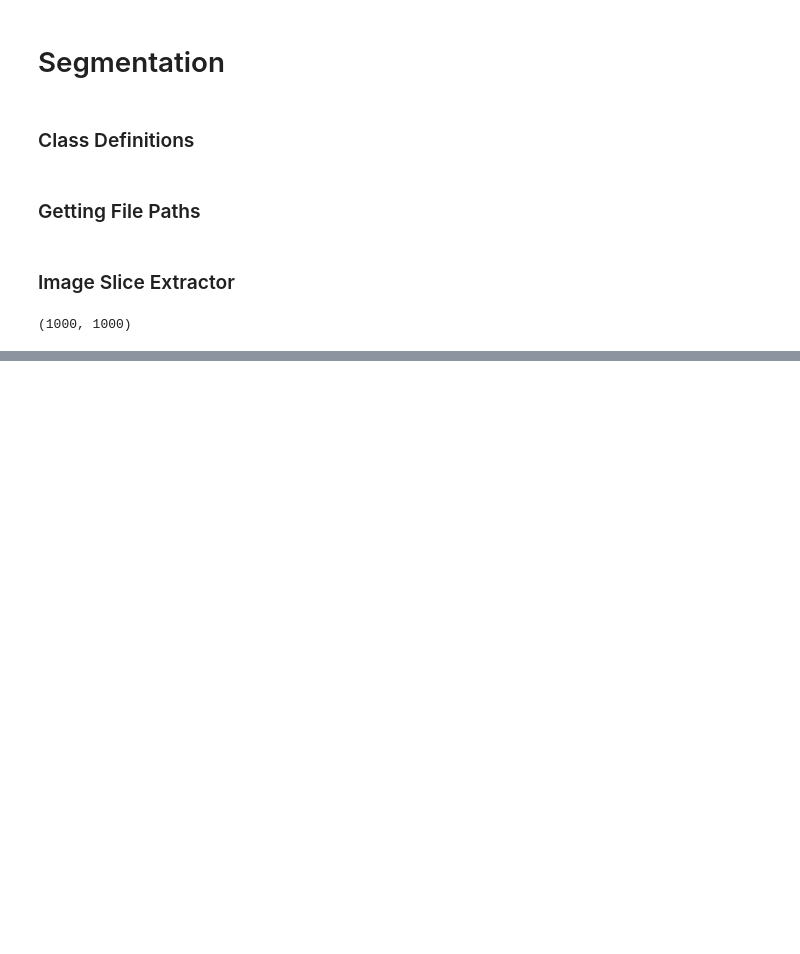
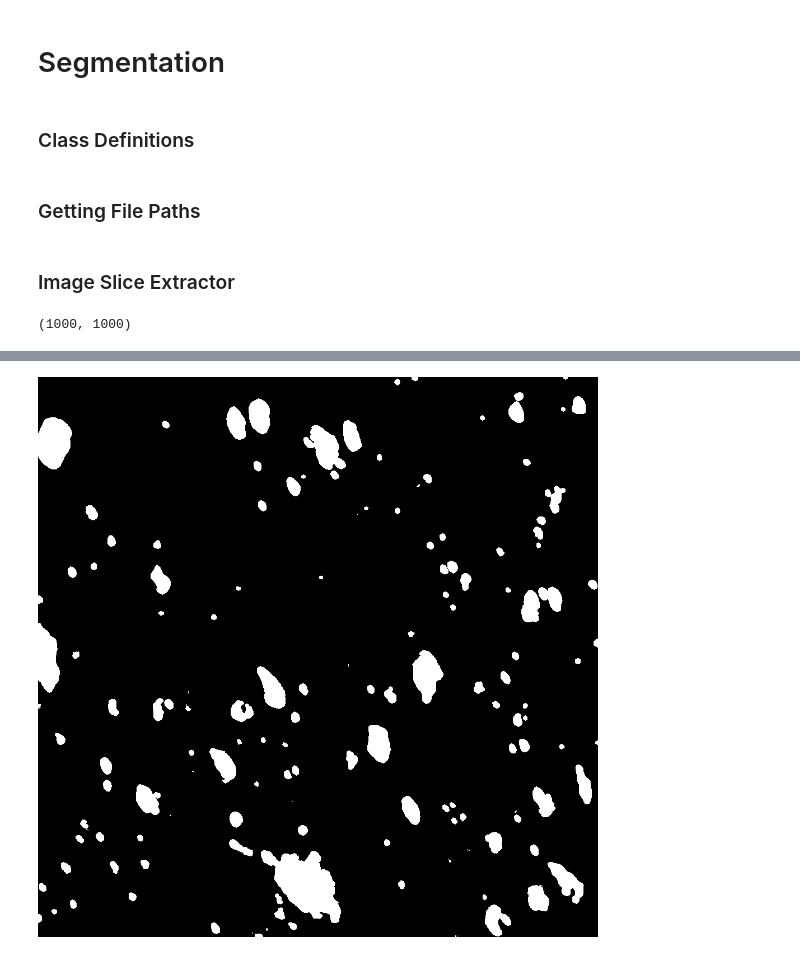
Before and after one commit to Ishan130803/Lunar-Crater-Segmentation, a Jupyter notebook: main.ipynb, the cells around one changed output, grey strips where cells are left out. Drawn from its saved outputs; the diff is of its cells as text; code cells hidden in the pictures; blank space fills up the shorter version.

```diff
--- a/main.ipynb
+++ b/main.ipynb
@@ -114,7 +114,7 @@ class Segmenter:
     def __init__(
         self,
         image: np.ndarray,
-        white_threshold = 230,
+        white_threshold = 245,
         black_threshold = 25
     ):
         self.image = image.reshape(image.shape[0], image.shape[1], 1)
@@ -295,0 +290,4 @@ Image.fromarray(image_slice)
+# %%
+Image.fromarray(segment_result)
+# %% [output]
+[figure, added]
```
Also changed, not shown: parts of 20 cells of this notebook.
